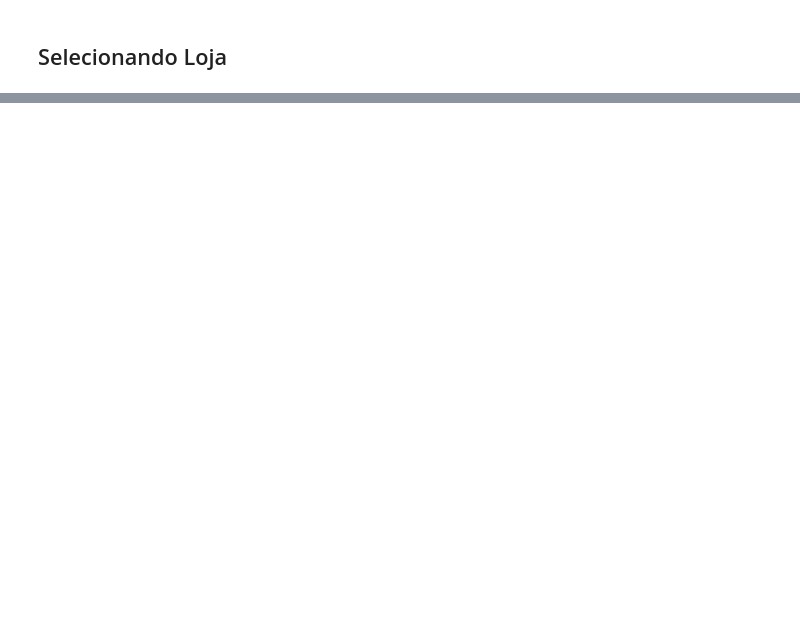
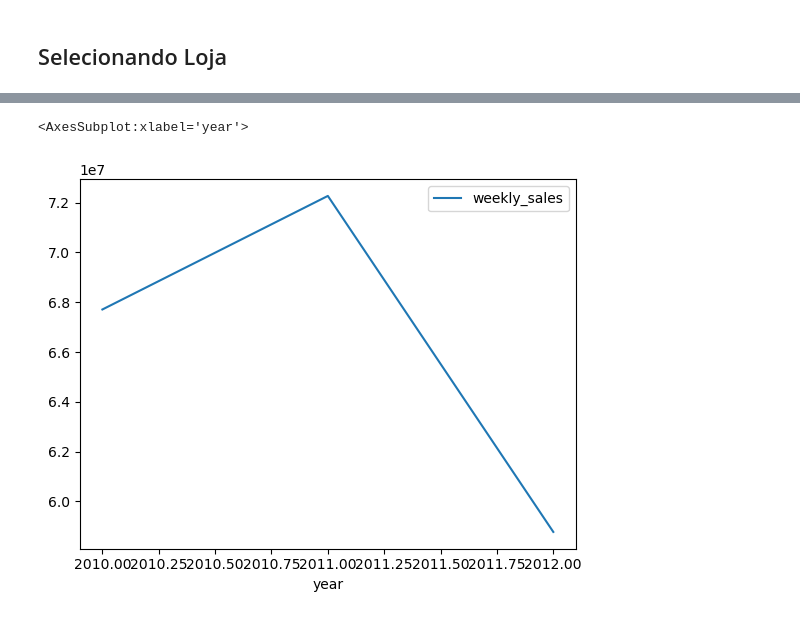
Before and after one commit to michellssgui22/PROJETOS_ESTUDO_DATASCIENCE, a Jupyter notebook: Mini projeto Walmart/walmart.ipynb, the cells around one changed output, grey strips where cells are left out. Saved outputs shown, nothing was run; the diff lists cells and outputs as text; code cells hidden in the pictures; blank space fills up the shorter version.

```diff
--- a/Mini projeto Walmart/walmart.ipynb
+++ b/Mini projeto Walmart/walmart.ipynb
@@ -400,0 +483,7 @@ loja_seleta.merge(df_lojas_seletas_2012, how='right')
+# %%
+loja_seleta_23 = loja_seleta[loja_seleta['store'] == 23]
+# %%
+loja_seleta_23.plot('year', 'weekly_sales')
+# %% [output]
+<AxesSubplot:xlabel='year'>
+[figure, added]
```
Also changed, not shown: parts of 17 cells of this notebook.
